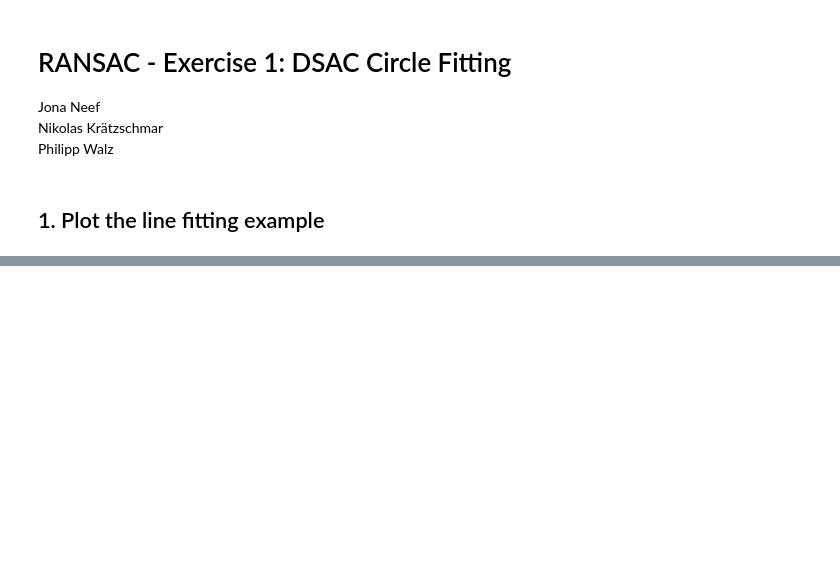
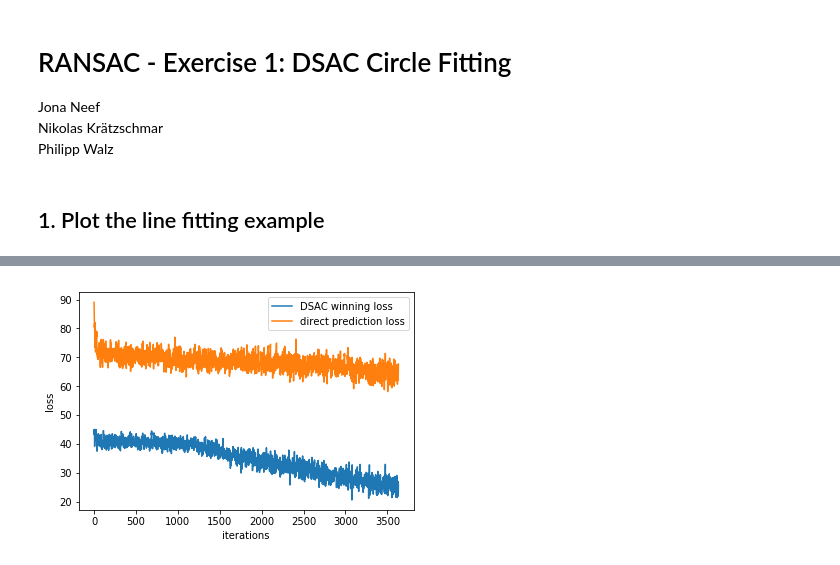
Before and after one commit to walzph/dsac-students, a Jupyter notebook: results.ipynb, the cells around one changed output, grey strips where cells are left out. Cells and saved outputs as stored; diff of their text form; code cells hidden in the pictures; blank space fills up the shorter version.

Commit message:
Fixed: learning of dsac now working

```diff
--- a/results.ipynb
+++ b/results.ipynb
@@ -35,0 +36,23 @@ plt.show()
+# %%
+lf_losses = np.genfromtxt('circle_fitting/log_rf0_c1_h64_t0.05_bugFIX.txt', delimiter=' ')
+# %%
+# Get data
+x = lf_losses[:,0]
+y1 = lf_losses[:,2]
+y2 = lf_losses[:,3]
+
+# Apply running mean
+y1[1:-1] = np.convolve(y1, np.ones((3,))/3, mode='valid')
+y2[1:-1] = np.convolve(y2, np.ones((3,))/3, mode='valid')
+
+# Plot training losses
+fig = plt.figure()
+ax = fig.add_subplot(1, 1, 1)
+ax.set_xlabel('iterations')
+ax.set_ylabel('loss')
+ax.plot(x, y1, label="DSAC winning loss")
+ax.plot(x, y2, label="direct prediction loss")
+ax.legend()
+plt.show()
+# %% [output]
+[figure, added]
```
Also changed, not shown: parts of 1 cell of this notebook, 3 other files.
